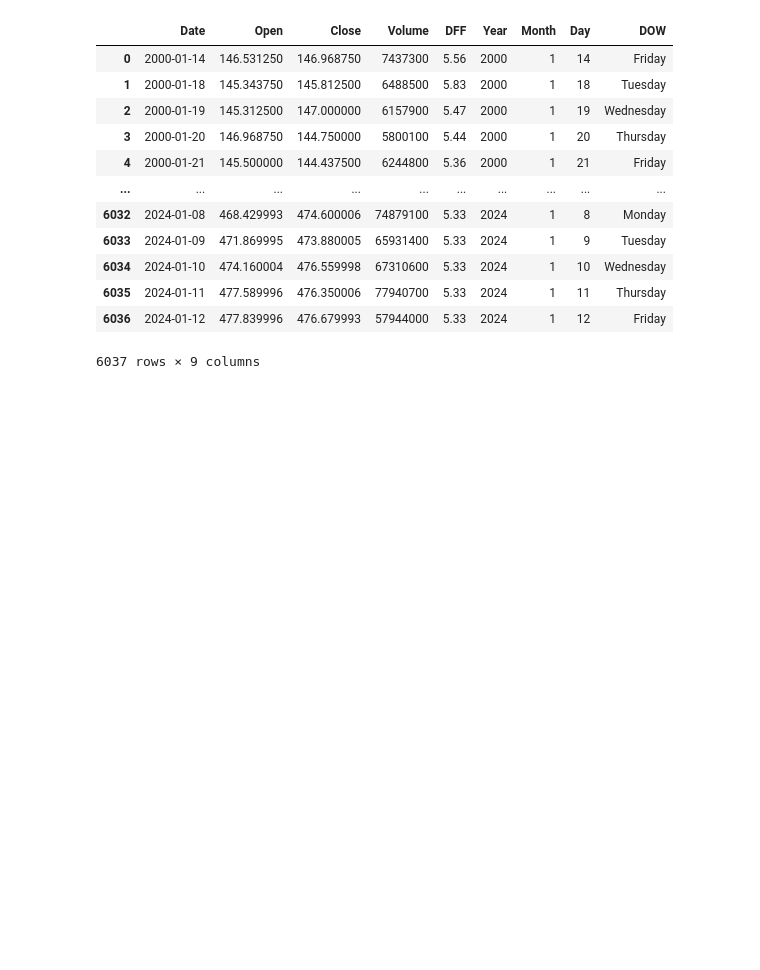
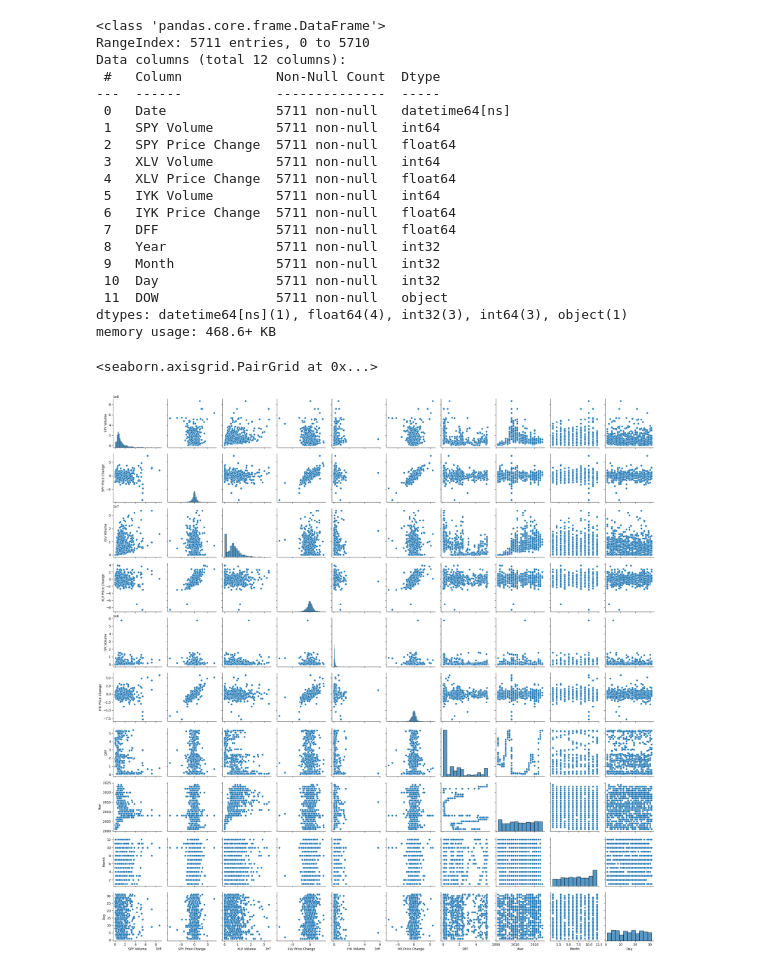
Before and after one commit to gopi-rayini/recession-predict, a Jupyter notebook: EDA.ipynb, the cells around one changed output. Drawn from its saved outputs; the diff is of its cells as text; code cells hidden in the pictures; blank space fills up the shorter version.

```diff
--- a/EDA.ipynb
+++ b/EDA.ipynb
@@ -76,18 +85,29 @@ memory usage: 306.7+ KB
 # %%
 df['Date'] = pd.to_datetime(df['Date'])
 df['DOW'] = df['Date'].dt.day_name()
-df
+df.info()
 # %% [output]
-|  | Date | Open | Close | Volume | DFF | Year | Month | Day | DOW |
-| 0 | 2000-01-14 | 146.531250 | 146.968750 | 7437300 | 5.56 | 2000 | 1 | 14 | Friday |
-| 1 | 2000-01-18 | 145.343750 | 145.812500 | 6488500 | 5.83 | 2000 | 1 | 18 | Tuesday |
-| 2 | 2000-01-19 | 145.312500 | 147.000000 | 6157900 | 5.47 | 2000 | 1 | 19 | Wednesday |
-| 3 | 2000-01-20 | 146.968750 | 144.750000 | 5800100 | 5.44 | 2000 | 1 | 20 | Thursday |
-| 4 | 2000-01-21 | 145.500000 | 144.437500 | 6244800 | 5.36 | 2000 | 1 | 21 | Friday |
-| ... | ... | ... | ... | ... | ... | ... | ... | ... | ... |
-| 6032 | 2024-01-08 | 468.429993 | 474.600006 | 74879100 | 5.33 | 2024 | 1 | 8 | Monday |
-| 6033 | 2024-01-09 | 471.869995 | 473.880005 | 65931400 | 5.33 | 2024 | 1 | 9 | Tuesday |
-| 6034 | 2024-01-10 | 474.160004 | 476.559998 | 67310600 | 5.33 | 2024 | 1 | 10 | Wednesday |
-| 6035 | 2024-01-11 | 477.589996 | 476.350006 | 77940700 | 5.33 | 2024 | 1 | 11 | Thursday |
-| 6036 | 2024-01-12 | 477.839996 | 476.679993 | 57944000 | 5.33 | 2024 | 1 | 12 | Friday |
-6037 rows × 9 columns
+<class 'pandas.core.frame.DataFrame'>
+RangeIndex: 5711 entries, 0 to 5710
+Data columns (total 12 columns):
+ #   Column            Non-Null Count  Dtype
+---  ------            --------------  -----
+ 0   Date              5711 non-null   datetime64[ns]
+ 1   SPY Volume        5711 non-null   int64
+ 2   SPY Price Change  5711 non-null   float64
+ 3   XLV Volume        5711 non-null   int64
+ 4   XLV Price Change  5711 non-null   float64
+ 5   IYK Volume        5711 non-null   int64
+ 6   IYK Price Change  5711 non-null   float64
+ 7   DFF               5711 non-null   float64
+ 8   Year              5711 non-null   int32
+ 9   Month             5711 non-null   int32
+ 10  Day               5711 non-null   int32
+ 11  DOW               5711 non-null   object
+dtypes: datetime64[ns](1), float64(4), int32(3), int64(3), object(1)
+memory usage: 468.6+ KB
+# %%
+sns.pairplot(df.sample(1000))
+# %% [output]
+<seaborn.axisgrid.PairGrid at 0x...>
+[figure, added]
```
Also changed, not shown: parts of 7 cells of this notebook, 11 other files.
